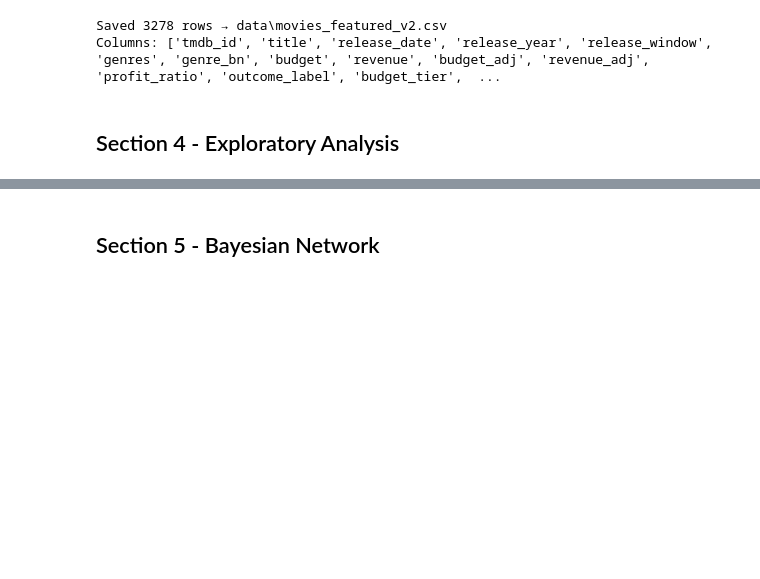
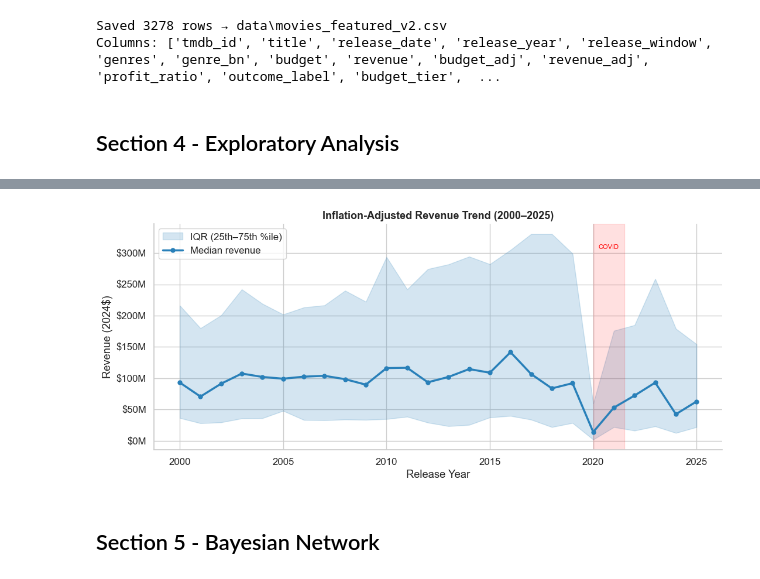
Before and after one commit to stefhooy/box-office-bayesian, a Jupyter notebook: blockbuster_formula_version_2.ipynb, the cells around one changed output, grey strips where cells are left out. Cells and saved outputs as stored; diff of their text form; code cells hidden in the pictures; blank space fills up the shorter version.

```diff
--- a/blockbuster_formula_version_2.ipynb
+++ b/blockbuster_formula_version_2.ipynb
@@ -578,2 +722,28 @@ Columns: ['tmdb_id', 'title', 'release_date', 'release_year', 'release_window',
+# %%
+# Plot 7 -- Inflation-adjusted revenue trend 2000-2025
+yearly = df_feat.groupby('release_year').agg(
+    median_rev=('revenue_adj', 'median'),
+    q25_rev=('revenue_adj', lambda x: x.quantile(0.25)),
+    q75_rev=('revenue_adj', lambda x: x.quantile(0.75)),
+).reset_index()
+
+fig, ax = plt.subplots(figsize=(11, 5))
+ax.fill_between(yearly['release_year'], yearly['q25_rev'] / 1e6, yearly['q75_rev'] / 1e6,
+                alpha=0.2, color='#2980b9', label='IQR (25th–75th %ile)')
+ax.plot(yearly['release_year'], yearly['median_rev'] / 1e6,
+        color='#2980b9', linewidth=2.5, marker='o', markersize=5, label='Median revenue')
+ax.axvspan(2020, 2021.5, alpha=0.12, color='red')
+ax.text(2020.75, yearly['q75_rev'].max() / 1e6 * 0.93, 'COVID', ha='center', fontsize=8, color='red')
+ax.yaxis.set_major_formatter(mticker.FuncFormatter(lambda x, _: f'${x:.0f}M'))
+ax.set_xlabel('Release Year')
+ax.set_ylabel('Revenue (2024$)')
+ax.set_title('Inflation-Adjusted Revenue Trend (2000–2025)', fontsize=13, fontweight='bold')
+ax.legend()
+sns.despine()
+plt.tight_layout()
+plt.savefig(OUTPUTS_PATH / 'revenue_trend.png', dpi=150, bbox_inches='tight')
+plt.show()
+# %% [output]
+[figure, added]
 # %% [markdown]
 ## Section 5 - Bayesian Network
```
Also changed, not shown: parts of 16 cells of this notebook, 8 other files.
